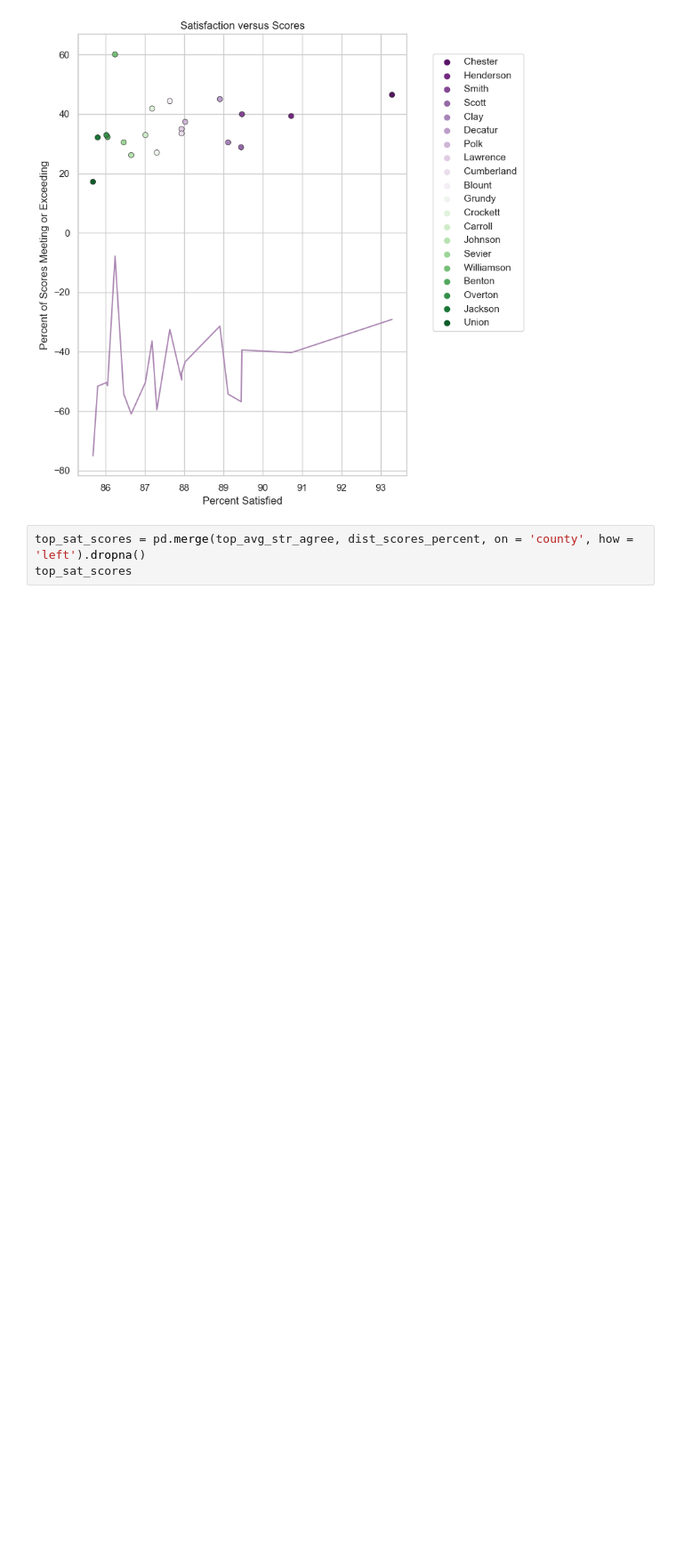
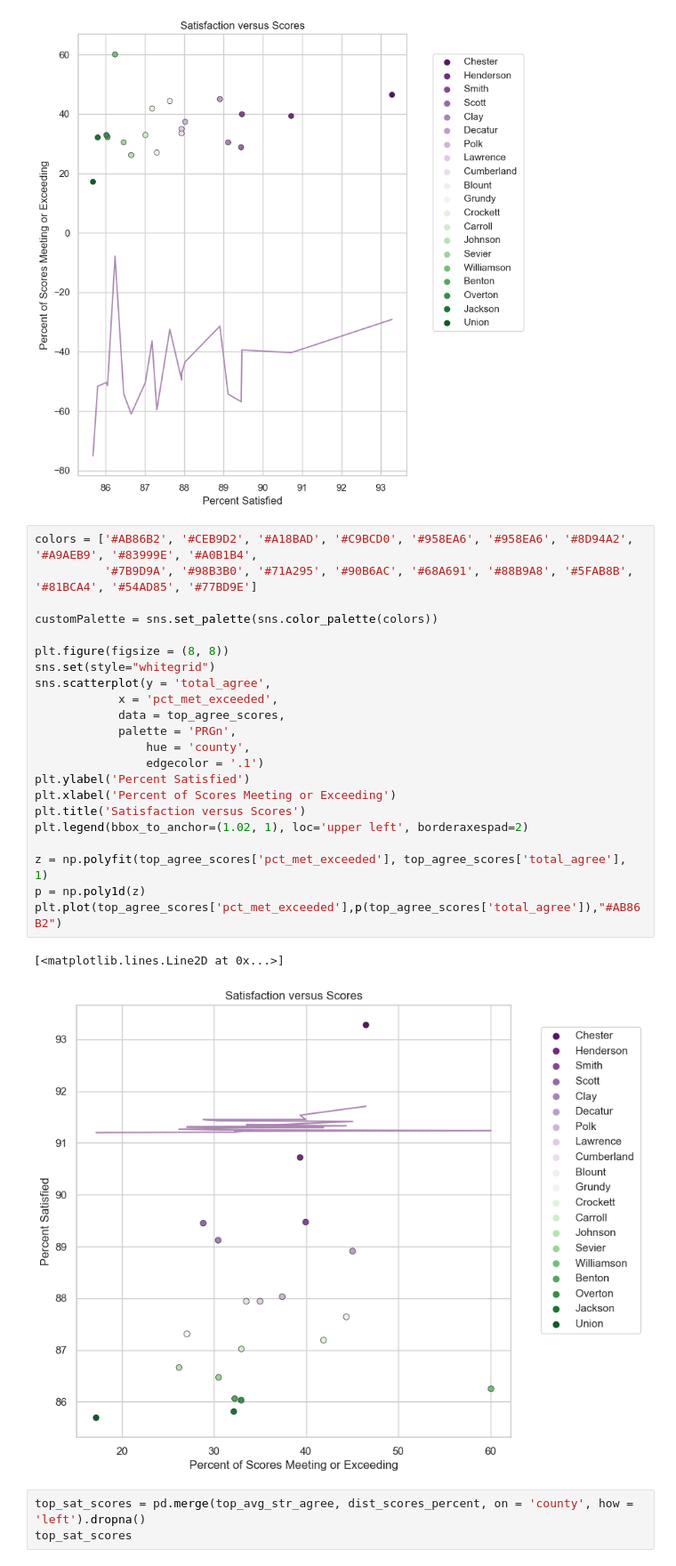
Before and after one commit to JenHall82/jen_capstone, a Jupyter notebook: notebooks/jen_capstone.ipynb, the cells around one changed output. Shown at 89% size. Saved outputs shown, nothing was run; the diff lists cells and outputs as text; blank space fills up the shorter version.

```diff
--- a/notebooks/jen_capstone.ipynb
+++ b/notebooks/jen_capstone.ipynb
@@ -641,6 +641,31 @@ plt.tight_layout()
 plt.savefig('../data/scatter_sat_counties_and_scores.png');
 # %% [output]
 [figure]
+# %%
+colors = ['#AB86B2', '#CEB9D2', '#A18BAD', '#C9BCD0', '#958EA6', '#958EA6', '#8D94A2', '#A9AEB9', '#83999E', '#A0B1B4',
+          '#7B9D9A', '#98B3B0', '#71A295', '#90B6AC', '#68A691', '#88B9A8', '#5FAB8B', '#81BCA4', '#54AD85', '#77BD9E']
+
+customPalette = sns.set_palette(sns.color_palette(colors))
+
+plt.figure(figsize = (8, 8))
+sns.set(style="whitegrid")
+sns.scatterplot(y = 'total_agree',
+            x = 'pct_met_exceeded',
+            data = top_agree_scores,
+            palette = 'PRGn',
+                hue = 'county',
+                edgecolor = '.1')
+plt.ylabel('Percent Satisfied')
+plt.xlabel('Percent of Scores Meeting or Exceeding')
+plt.title('Satisfaction versus Scores')
+plt.legend(bbox_to_anchor=(1.02, 1), loc='upper left', borderaxespad=2)
+
+z = np.polyfit(top_agree_scores['pct_met_exceeded'], top_agree_scores['total_agree'], 1)
+p = np.poly1d(z)
+plt.plot(top_agree_scores['pct_met_exceeded'],p(top_agree_scores['total_agree']),"#AB86B2")
+# %% [output]
+[<matplotlib.lines.Line2D at 0x...>]
+[figure, added]
 # %%
 top_sat_scores = pd.merge(top_avg_str_agree, dist_scores_percent, on = 'county', how = 'left').dropna()
 top_sat_scores
```
Also changed, not shown: parts of 2 cells of this notebook, 2 other files.
